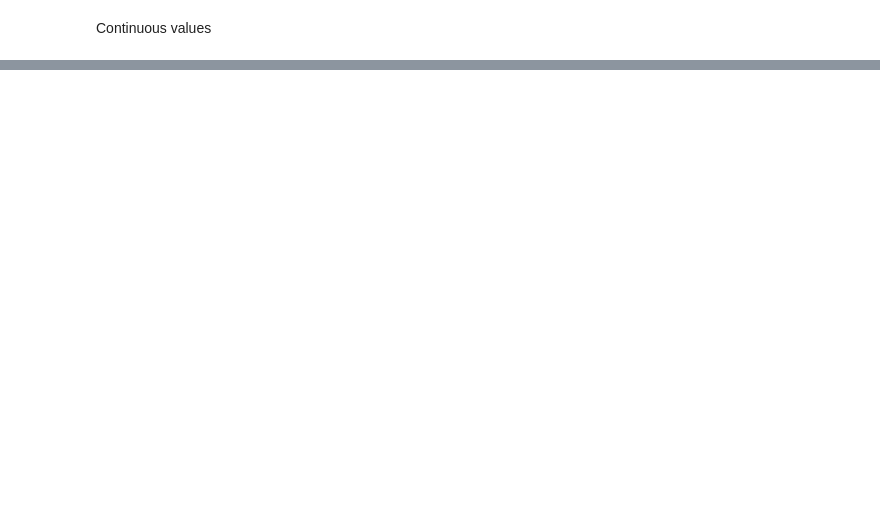
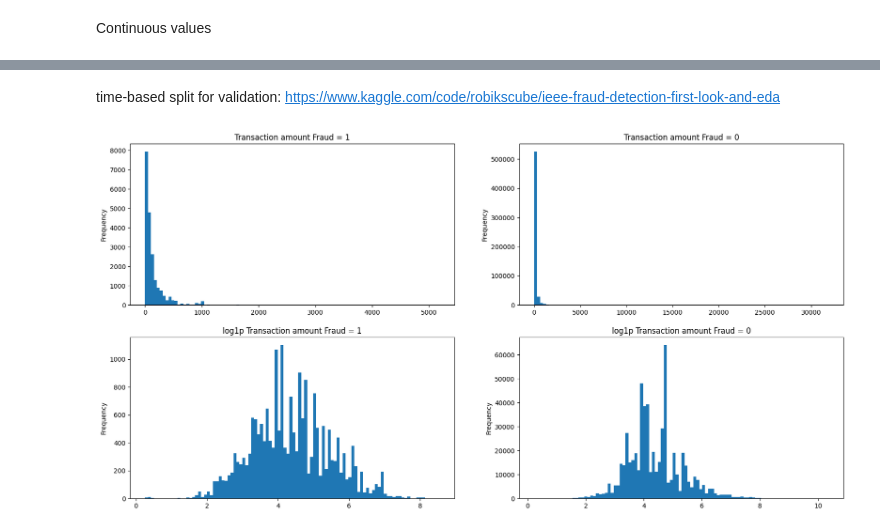
Before and after one commit to miklrz/ieee-cis-fraud-detection, a Jupyter notebook: notebooks/01_eda.ipynb, the cells around one changed output, grey strips where cells are left out. Drawn from its saved outputs; the diff is of its cells as text; code cells hidden in the pictures; blank space fills up the shorter version.

```diff
--- a/notebooks/01_eda.ipynb
+++ b/notebooks/01_eda.ipynb
@@ -158,0 +247,35 @@ for i in range(3):
+# %% [markdown]
+time-based split for validation: https://www.kaggle.com/code/robikscube/ieee-fraud-detection-first-look-and-eda
+# %%
+fig, ((ax1, ax2), (ax3, ax4)) = plt.subplots(2, 2, figsize=(20, 10))
+train_transaction[train_transaction["isFraud"] == 1]["TransactionAmt"].plot(
+    kind="hist",
+    bins=100,
+    ax=ax1,
+    title="Transaction amount Fraud = 1",
+)
+train_transaction[train_transaction["isFraud"] == 0]["TransactionAmt"].plot(
+    kind="hist",
+    bins=100,
+    ax=ax2,
+    title="Transaction amount Fraud = 0",
+)
+train_transaction[train_transaction["isFraud"] == 1]["TransactionAmt"].apply(
+    np.log1p
+).plot(
+    kind="hist",
+    bins=100,
+    ax=ax3,
+    title="log1p Transaction amount Fraud = 1",
+)
+train_transaction[train_transaction["isFraud"] == 0]["TransactionAmt"].apply(
+    np.log1p
+).plot(
+    kind="hist",
+    bins=100,
+    ax=ax4,
+    title="log1p Transaction amount Fraud = 0",
+)
+plt.show()
+# %% [output]
+[figure, added]
```
Also changed, not shown: parts of 18 cells of this notebook.
